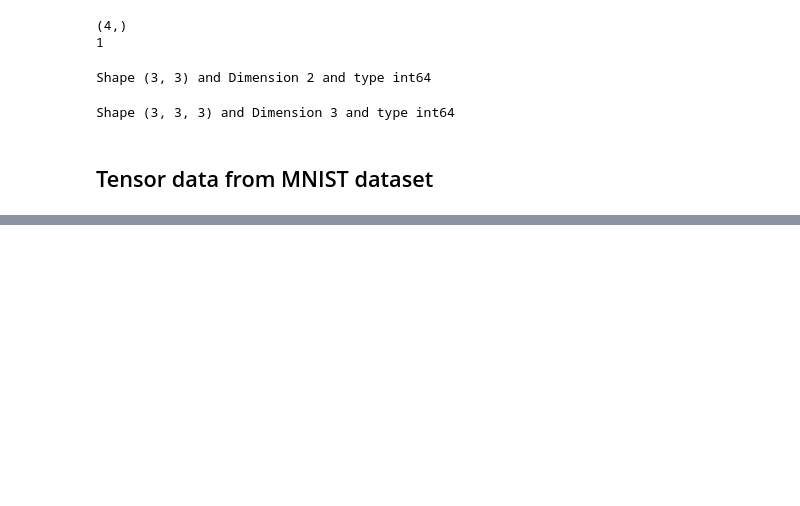
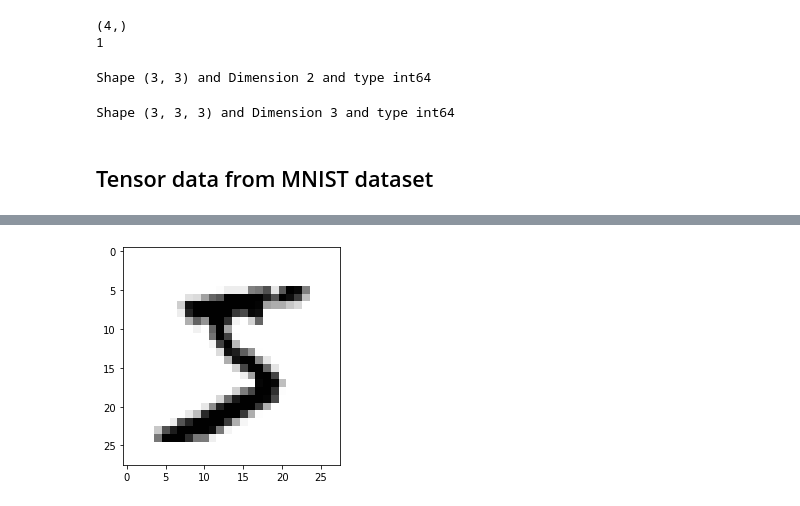
Before and after one commit to venkat-krish/basics_tensorflow, a Jupyter notebook: Tensor_Mathematics_Background.ipynb, the cells around one changed output, grey strips where cells are left out. Cells and saved outputs as stored; diff of their text form; code cells hidden in the pictures; blank space fills up the shorter version.

```diff
--- a/Tensor_Mathematics_Background.ipynb
+++ b/Tensor_Mathematics_Background.ipynb
@@ -43,0 +68,3 @@ Shape (3, 3, 3) and Dimension 3 and type int64
+# %%
+mnist= tf.keras.datasets.mnist
+(x_train, y_train), (x_test, y_test) = mnist.load_data()
@@ -43,0 +104,3 @@ Shape (3, 3, 3) and Dimension 3 and type int64
+# %%
+x_1 = x_train[0]
+x_1
@@ -43,0 +125,11 @@ Shape (3, 3, 3) and Dimension 3 and type int64
+# %%
+import matplotlib.pyplot as plt
+
+# function to display image
+def display_image(img):
+  plt.imshow(img, cmap=plt.cm.binary)
+  plt.show()
+
+display_image(x_1)
+# %% [output]
+[figure, added]
```
Also changed, not shown: parts of 14 cells of this notebook.
